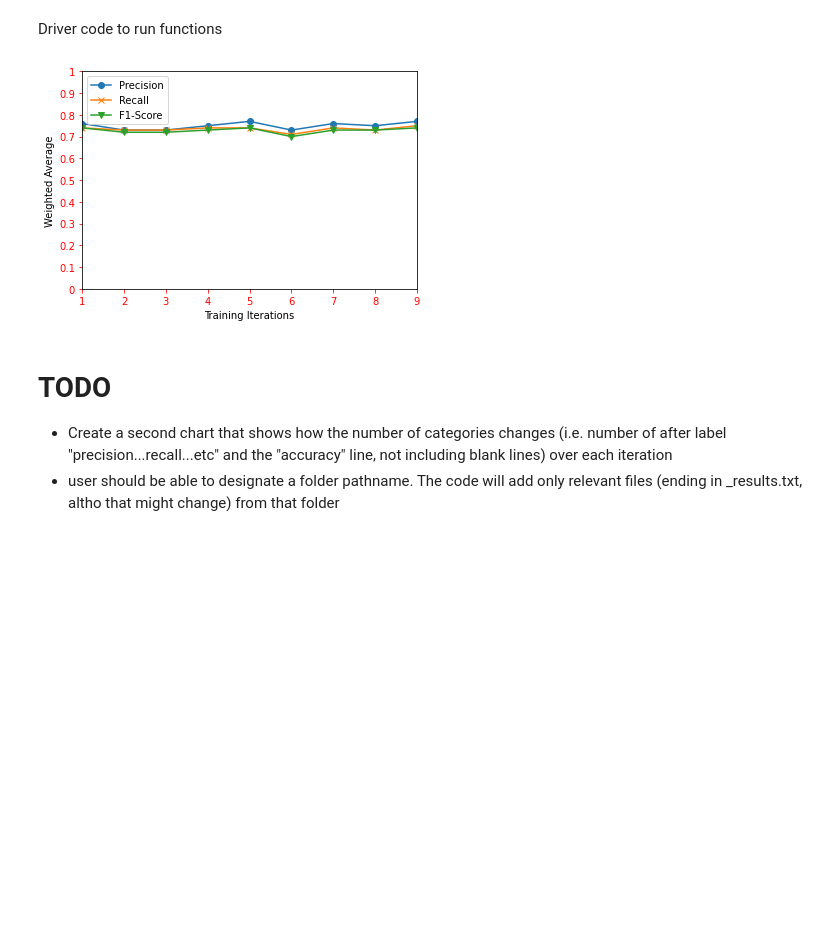
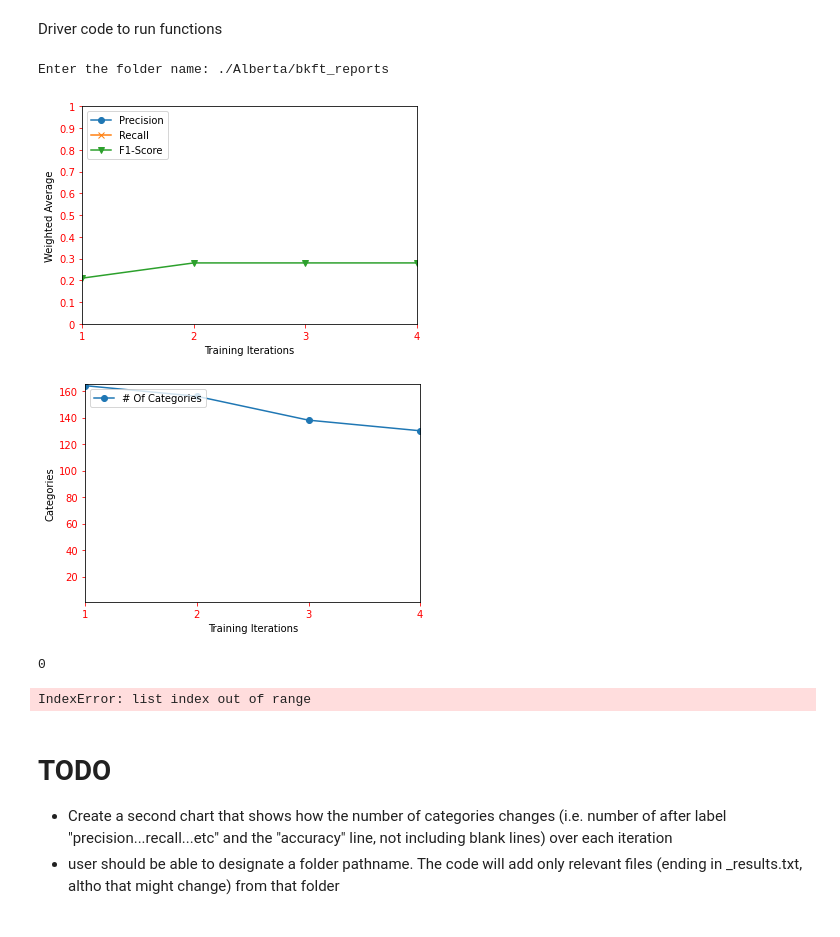
Before and after one commit to sarahrmoeller/AI_Workshop, a Jupyter notebook: Alberta/Data graph.ipynb, the cells around one changed output. Saved outputs shown, nothing was run; the diff lists cells and outputs as text; code cells hidden in the pictures; blank space fills up the shorter version.

Commit message:
add categories graph

```diff
--- a/Alberta/Data graph.ipynb
+++ b/Alberta/Data graph.ipynb
@@ -79,32 +156,53 @@ def createGraph(n, fileClass, name):
+# %%
+def createCatGraph(n, fileClass, name):
+    print(len(n[0]))
+    for i in range(1, len(n), 1):
+        print(n[i][0])
+        plt.plot(list(range(1, len(n[0]))), n[i][1:], marker = 'o', label = str(n[i][0]))
+    plt.xlim(1, fileClass.getFileList())
+    plt.xlabel("Training Iterations")
+    plt.ylabel("Score")
+    plt.legend(loc="upper left")
+    plt.locator_params(axis="x", integer=True, tight=True)
+    plt.tick_params(axis="both", color = "red")
+    plt.show
 # %% [markdown]
 Driver code to run functions
 # %%
 fileReader = filesToRead()
 
 #set to true whatever variable you want to show up on graph
 fileReader.f1Score = True
-fileReader.precision = True
-fileReader.recall = True
+fileReader.precision = False
+fileReader.recall = False
 
 #Add whatever files you need here: below is an example of how to do it
 #tester.addFile("What is your folder pathname?")
 
-#Assumes files are named with numbers that match the training iteration
-FOLDER = r'./ds_reports/'
-for filename in os.listdir(FOLDER):
-    if filename.endswith('_results.txt'):
-        f = os.path.join(FOLDER, filename)
-        fileReader.addFile(f)
+#asks user for the folder name
+folder_name = input("Enter the folder name: ")
+#search the current directory for the folder name and get the path
+folder_path = os.path.join(os.getcwd(), folder_name)
+#check if the path exists
+if os.path.exists(folder_path) and os.path.isdir(folder_path):
+    fileReader.addFileFromFolder(folder_path)
+else:
+    print("Invalid folder path. Please provide a valid folder name.")
 
 #calls the functions to read files and print out the graph
-rl = fileReader.readFile()
-
-#fileToBeNamed = input("What do you want the graph file to be named?")
-createGraph(rl, fileReader, FOLDER+"wghtd_avgs")
-#or can just put graph name into the function call
-#createGraph(r1, "whatever name you want the grpah file to be called")
+r1 = fileReader.readWeightedAvg()
+r2 = fileReader.readNumCategories()
+fileReader.addCatList(["N", "V"])
+r3 = fileReader.readCategories()
+createGraph(r1, fileReader, folder_name+" wghtd_avgs")
+createNumCatGraph(r2, fileReader, folder_name + " #_of_categories")
+createCatGraph(r3, fileReader, folder_name + " categories")
 # %% [output]
+Enter the folder name: ./Alberta/bkft_reports
-[figure, old version]
+[figure, new version]
+[figure, added]
+0
+IndexError: list index out of range
 # %% [markdown]
 # TODO
 
```
Also changed, not shown: parts of 3 cells of this notebook.
